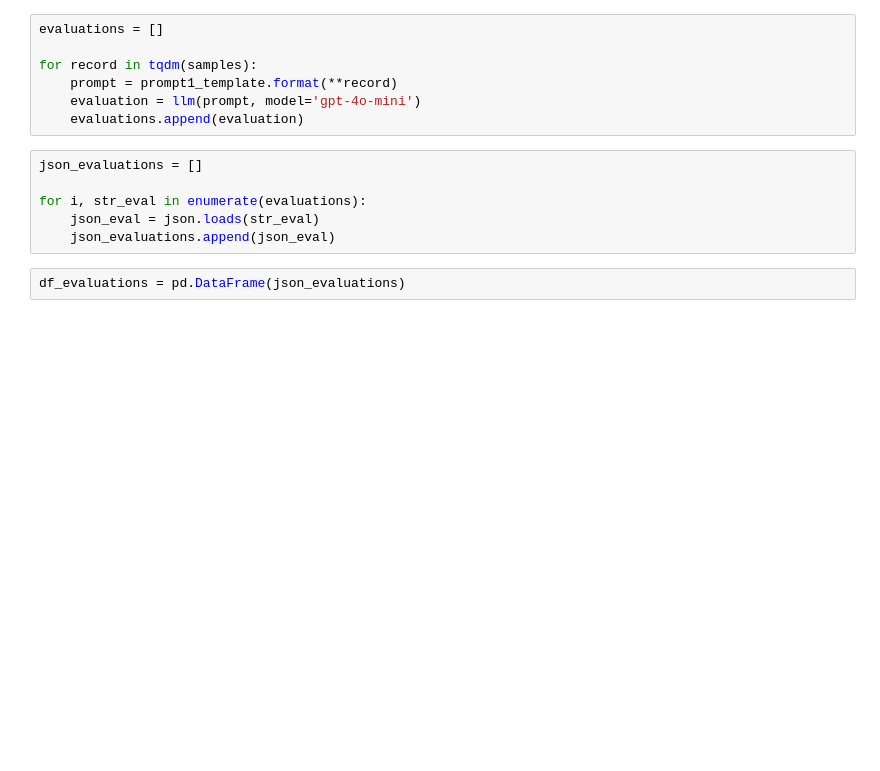
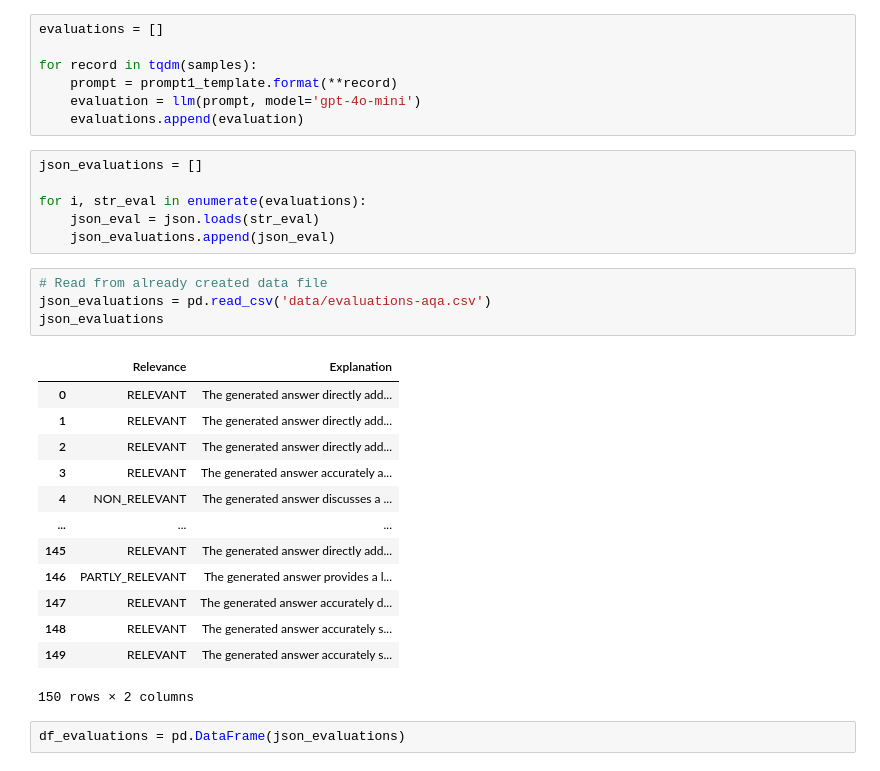
Before and after one commit to wrmacdonald/llm-zoomcamp, a Jupyter notebook: 04-monitoring/offline-rag-evaluation.ipynb, the cells around one changed output. Saved outputs shown, nothing was run; the diff lists cells and outputs as text; blank space fills up the shorter version.

```diff
--- a/04-monitoring/offline-rag-evaluation.ipynb
+++ b/04-monitoring/offline-rag-evaluation.ipynb
@@ -698,6 +777,24 @@ json_evaluations = []
 for i, str_eval in enumerate(evaluations):
     json_eval = json.loads(str_eval)
     json_evaluations.append(json_eval)
+# %%
+# Read from already created data file
+json_evaluations = pd.read_csv('data/evaluations-aqa.csv')
+json_evaluations
+# %% [output]
+|  | Relevance | Explanation |
+| 0 | RELEVANT | The generated answer directly add... |
+| 1 | RELEVANT | The generated answer directly add... |
+| 2 | RELEVANT | The generated answer directly add... |
+| 3 | RELEVANT | The generated answer accurately a... |
+| 4 | NON_RELEVANT | The generated answer discusses a ... |
+| ... | ... | ... |
+| 145 | RELEVANT | The generated answer directly add... |
+| 146 | PARTLY_RELEVANT | The generated answer provides a l... |
+| 147 | RELEVANT | The generated answer accurately d... |
+| 148 | RELEVANT | The generated answer accurately s... |
+| 149 | RELEVANT | The generated answer accurately s... |
+150 rows × 2 columns
 # %%
 df_evaluations = pd.DataFrame(json_evaluations)
 # %%
```
Also changed, not shown: parts of 11 cells of this notebook.
